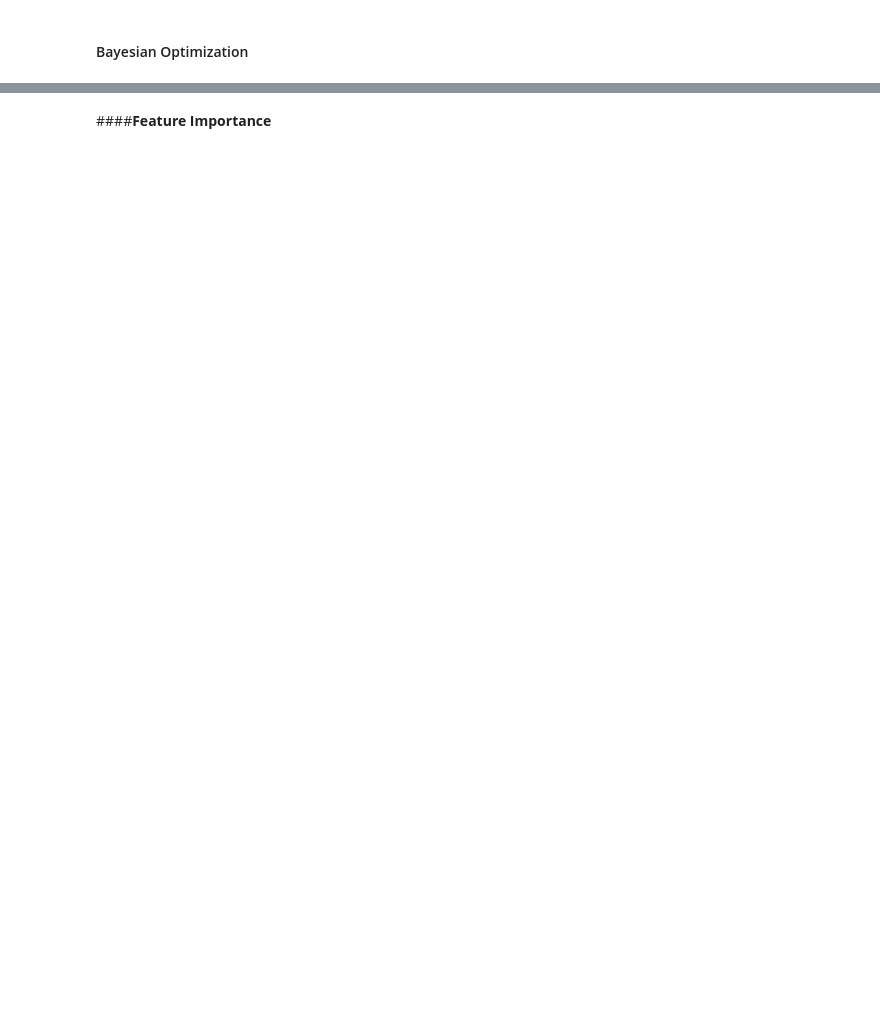
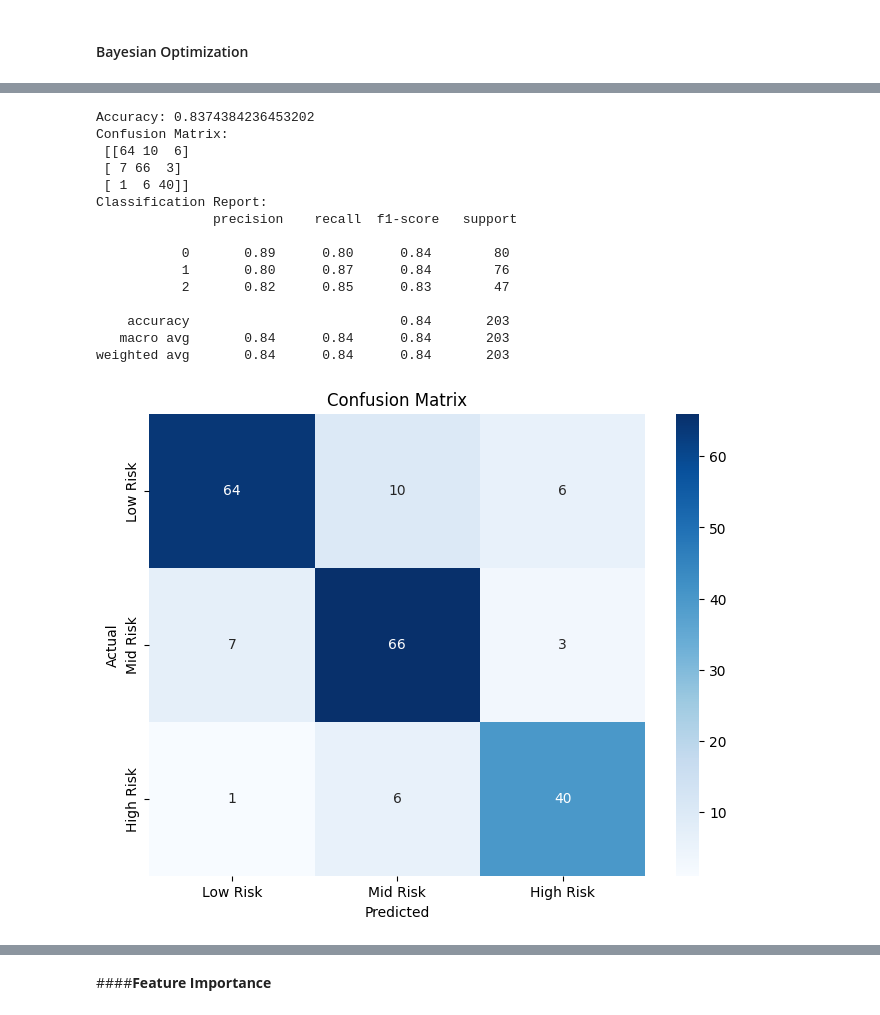
Before and after one commit to molitorl/Projekt-LJL, a Jupyter notebook: Maternal_Health_Risk_Classification_Model.ipynb, the cells around one changed output, grey strips where cells are left out. Drawn from its saved outputs; the diff is of its cells as text; code cells hidden in the pictures; blank space fills up the shorter version.

```diff
--- a/Maternal_Health_Risk_Classification_Model.ipynb
+++ b/Maternal_Health_Risk_Classification_Model.ipynb
@@ -1000,0 +1009,72 @@ This moderate imbalance could still affect our model performance, particularly f
+# %%
+import pandas as pd
+from sklearn.ensemble import GradientBoostingClassifier
+from sklearn.metrics import classification_report, confusion_matrix, accuracy_score
+from sklearn.preprocessing import StandardScaler
+from sklearn.model_selection import train_test_split
+
+# Define features and target variable
+X = data_scaled.drop(columns=['RiskLevel'])
+y = data_scaled['RiskLevel']
+
+# Split the data into training and testing sets with a fixed random state
+X_train, X_test, y_train, y_test = train_test_split(X, y, test_size=0.2, random_state=42)
+
+# Best parameters from Bayesian optimization
+best_params = {
+    'learning_rate': 0.12688548845044417,
+    'max_depth': 9,
+    'min_samples_leaf': 4,
+    'min_samples_split': 8,
+    'n_estimators': 238,
+    'random_state': 42
+}
+
+# Initialize the gradient boosting classifier with the best parameters
+gb_model = GradientBoostingClassifier(**best_params)
+
+# Train the model
+gb_model.fit(X_train, y_train)
+
+# Make predictions
+y_pred = gb_model.predict(X_test)
+
+# Evaluate the model
+accuracy = accuracy_score(y_test, y_pred)
+conf_matrix = confusion_matrix(y_test, y_pred)
+class_report = classification_report(y_test, y_pred)
+
+print("Accuracy:", accuracy)
+print("Confusion Matrix:\n", conf_matrix)
+print("Classification Report:\n", class_report)
+
+# Plot the confusion matrix heatmap
+import matplotlib.pyplot as plt
+import seaborn as sns
+
+# Define class labels
+class_labels = ['Low Risk', 'Mid Risk', 'High Risk']
+
+plt.figure(figsize=(8, 6))
+sns.heatmap(conf_matrix, annot=True, fmt='d', cmap='Blues', xticklabels=class_labels, yticklabels=class_labels)
+plt.title('Confusion Matrix')
+plt.xlabel('Predicted')
+plt.ylabel('Actual')
+plt.show()
+# %% [output]
+Accuracy: 0.8374384236453202
+Confusion Matrix:
+ [[64 10  6]
+ [ 7 66  3]
+ [ 1  6 40]]
+Classification Report:
+               precision    recall  f1-score   support
+
+           0       0.89      0.80      0.84        80
+           1       0.80      0.87      0.84        76
+           2       0.82      0.85      0.83        47
+
+    accuracy                           0.84       203
+   macro avg       0.84      0.84      0.84       203
+weighted avg       0.84      0.84      0.84       203
+[figure, added]
```
Also changed, not shown: parts of 114 cells of this notebook.
